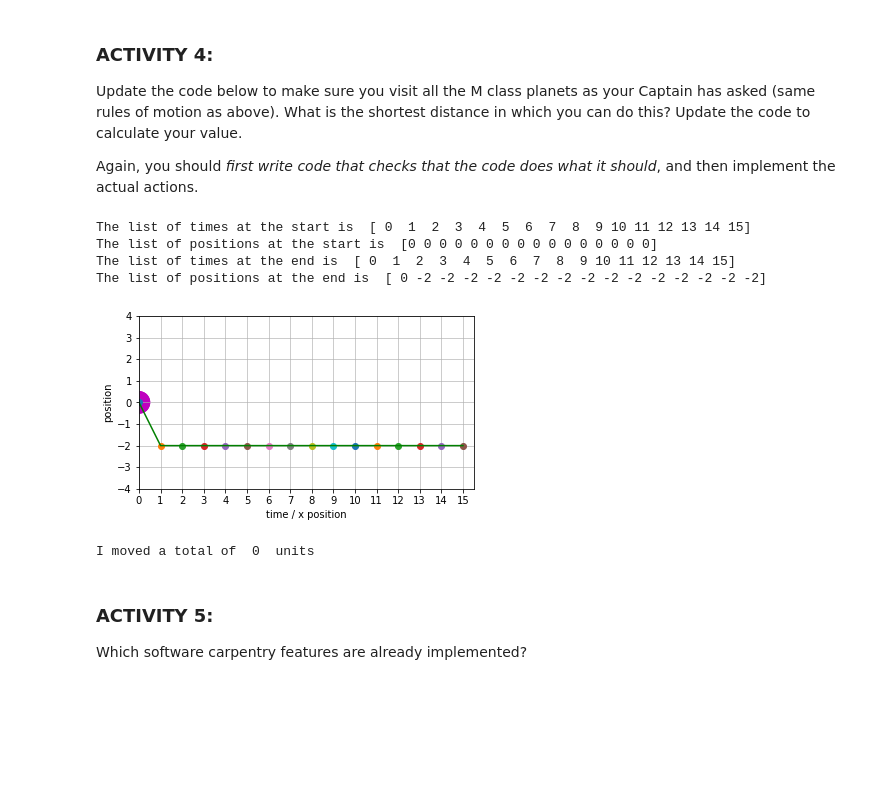
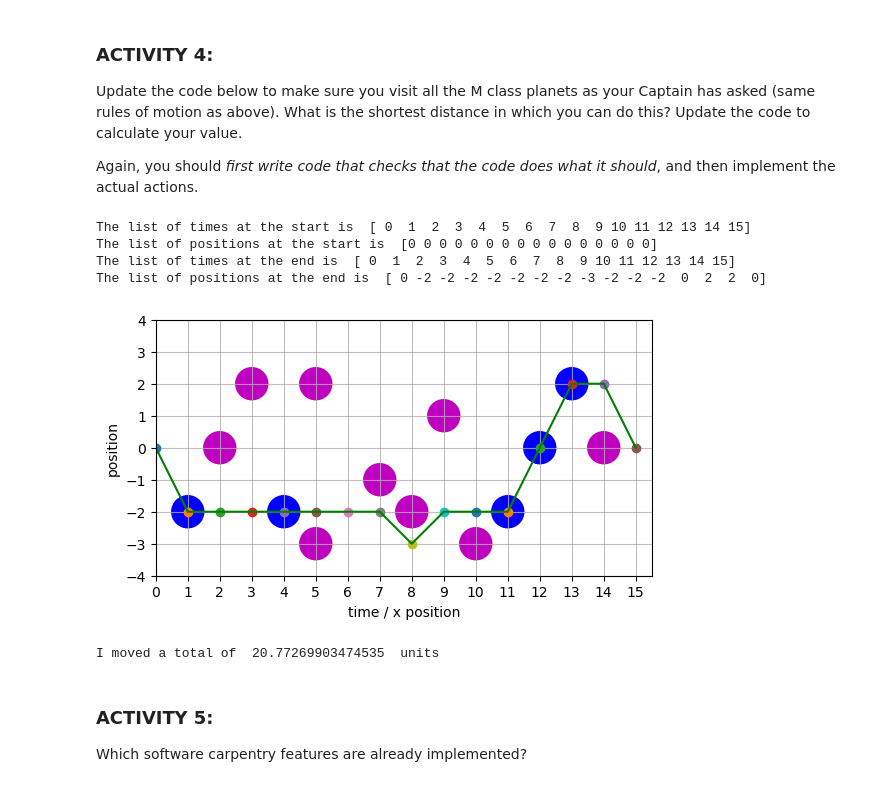
Before and after one commit to VeatrikiVas/TopicsInSciComp, a Jupyter notebook: Notebooks/Week2_LabExercises.ipynb, the cells around one changed output. Cells and saved outputs as stored; diff of their text form; code cells hidden in the pictures; blank space fills up the shorter version.

```diff
--- a/Notebooks/Week2_LabExercises.ipynb
+++ b/Notebooks/Week2_LabExercises.ipynb
@@ -244,12 +266,12 @@ def plot_planet_locations(ax) :
     ax.set_xticks(major_ticks)
     plt.xlabel("time / x position")
     plt.ylabel("position")
-    ax.set_aspect('equal')
+    ax.set_aspect('equal') #same scaling for x and y axis
     ax.grid(which='major', alpha=0.8)
 
     # Mark the planet positions onto the plot - read in the data from data/planet_locations.dat
     # HINT: the function you need is called loadtxt
-    planet_locations= np.array([[0,0,0], [0,0,0]]) # UPDATE ME!
+    planet_locations= np.loadtxt("data/planet_locations.dat") # UPDATE ME!
 
     for index, location in enumerate(planet_locations) :
         is_minshara_class =  (location[2] == 1)
@@ -279,7 +322,7 @@ Again, you should _first write code that checks that the code does what it shoul
 
 # Uncomment this to make the plotting interactive so we can update the path as we fly
 # Need to also uncomment the %matplotlib command in the first cell, and plot.pause() below
-# plt.ion()
+plt.ion()
 
 # Regular plotting stuff
 fig = plt.figure()
@@ -308,47 +351,60 @@ for index, time_now in enumerate(list_of_times) :
     if time_now == 0 :
         list_of_y_positions[index] = 0
 
-    # alternative option denoted by 'elif' (= else if)
     elif (time_now > 0 and time_now < 2) :
-        step_size = 2
+        step_size = - 2
         # moving y position by the step size
-        list_of_y_positions[index] = list_of_y_positions[index - 1] - step_size
+        list_of_y_positions[index] = list_of_y_positions[index - 1] + step_size
 
     # UPDATE ME!
     # Add more else if options here to cover all the times you need to move the ship
-    # (Try to make this as minimal as possible, rather than writing one elif statement
-    # per time step)
+    elif (time_now >7 and time_now<9) :
+        step_size = - 1
+        list_of_y_positions[index] = list_of_y_positions[index-1] + step_size
+
+    elif (time_now >8 and time_now<10) :
+        step_size = 1
+        list_of_y_positions[index] = list_of_y_positions[index-1] + step_size
+
+    elif (time_now > 11 and time_now < 14) :
+        step_size = 2
+        list_of_y_positions[index] = list_of_y_positions[index-1] + step_size
+
+    elif (time_now == np.size(list_of_y_positions)-1): #last point in time
+        step_size = - 2
+        #list_of_y_positions[index - 1]
+        list_of_y_positions[index] = list_of_y_positions[index-1] + step_size
 
     # finally, give the default option for all other cases using 'else'
     else :
         # nothing happens at other times
         step_size = 0
         list_of_y_positions[index] = list_of_y_positions[index - 1] + step_size
 
     position_now = list_of_y_positions[index]
     plt.plot(time_now, position_now, 'o')
     # Uncomment this for interactive version
     # plt.pause(0.4)
 
 print("The list of times at the end is ", list_of_times)
 print("The list of positions at the end is ", list_of_y_positions)
 
 plt.plot(list_of_times, list_of_y_positions, 'g-')
 plt.show()
 
 # Uncomment to save the figure
 #plt.savefig("myplot2.png")
 
 # Calculate and print out some information
-total_distance_moved = 0
+total_distance_moved = calculate_distance_travelled(list_of_times, list_of_y_positions)
 print("I moved a total of ", total_distance_moved, " units")
 # %% [output]
 The list of times at the start is  [ 0  1  2  3  4  5  6  7  8  9 10 11 12 13 14 15]
 The list of positions at the start is  [0 0 0 0 0 0 0 0 0 0 0 0 0 0 0 0]
 The list of times at the end is  [ 0  1  2  3  4  5  6  7  8  9 10 11 12 13 14 15]
-The list of positions at the end is  [ 0 -2 -2 -2 -2 -2 -2 -2 -2 -2 -2 -2 -2 -2 -2 -2]
+The list of positions at the end is  [ 0 -2 -2 -2 -2 -2 -2 -2 -3 -2 -2 -2  0  2  2  0]
-[figure, old version]
+[figure, new version]
-I moved a total of  0  units
+I moved a total of  20.77269903474535  units
 # %% [markdown]
 ### ACTIVITY 5:
 
```
Also changed, not shown: parts of 8 cells of this notebook.
